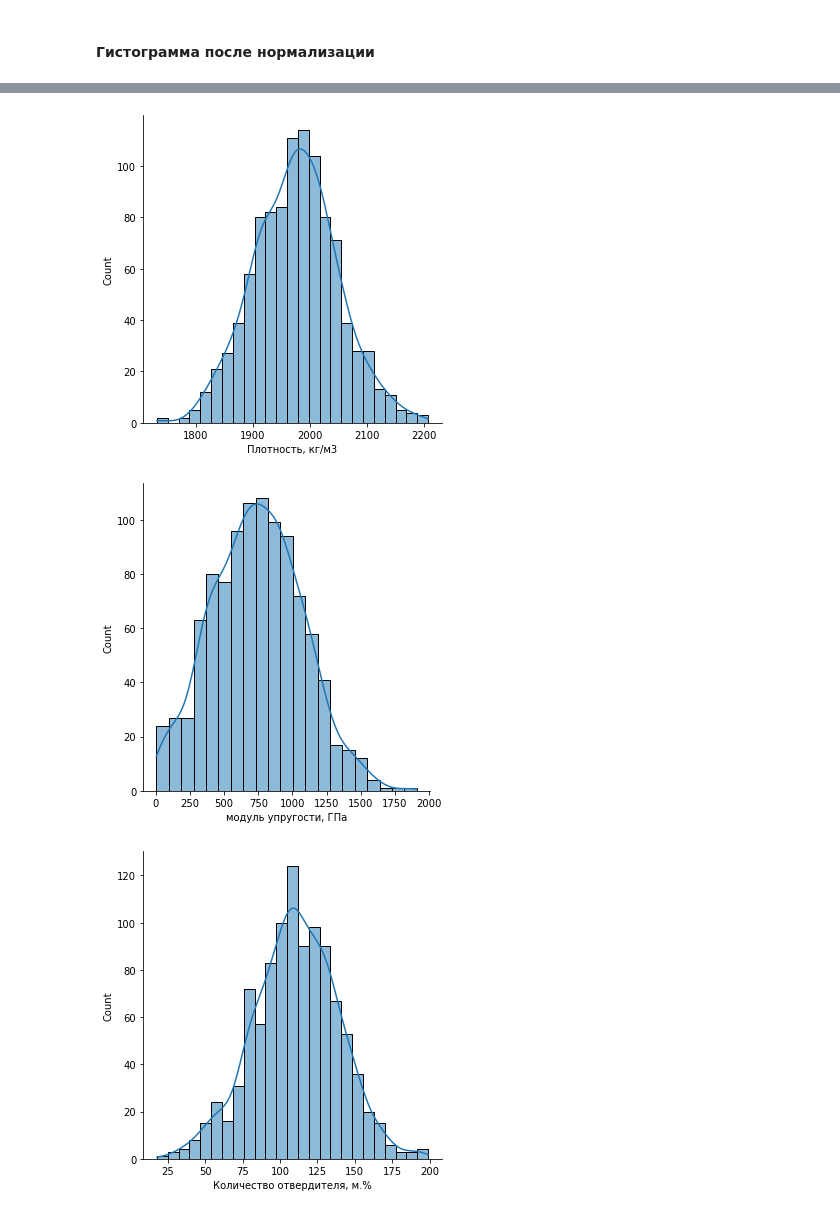
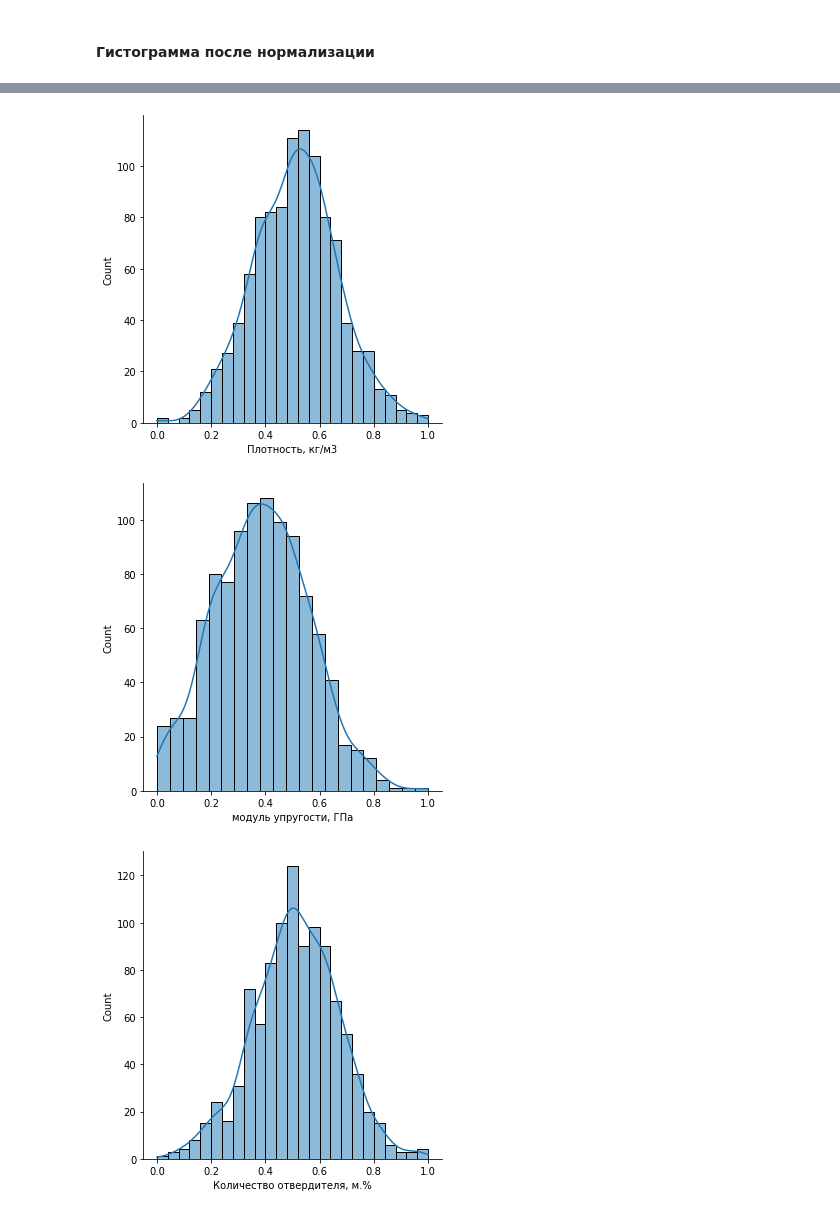
Before and after one commit to truhin-andrei/mgtu-project, a Jupyter notebook: compositeMaterials.ipynb, the cells around one changed output, grey strips where cells are left out. Drawn from its saved outputs; the diff is of its cells as text; code cells hidden in the pictures.

```diff
--- a/compositeMaterials.ipynb
+++ b/compositeMaterials.ipynb
@@ -190,5 +191,5 @@ df_norm.tail()
 #### Гистограмма после нормализации
 # %%
 for name in df_norm.columns:
-    sns.displot(df[name], kde=True)
+    sns.displot(df_norm[name], kde=True)
 # %% [output]
@@ -196,3 +197,3 @@ for name in df_norm.columns:
-[figure, old version]
+[figure, new version]
-[figure, old version]
+[figure, new version]
-[figure, old version]
+[figure, new version]
```
Also changed, not shown: parts of 7 cells of this notebook.
